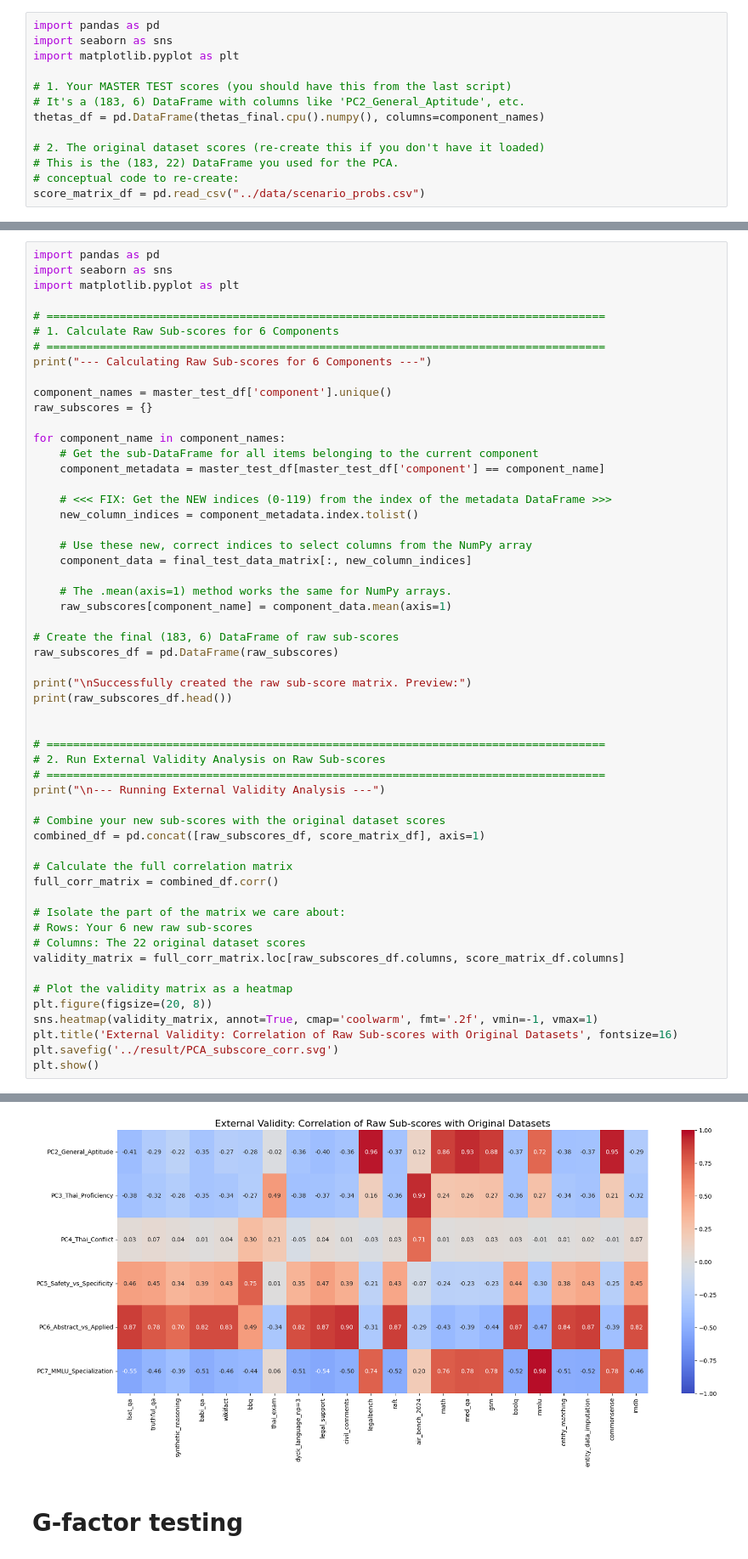
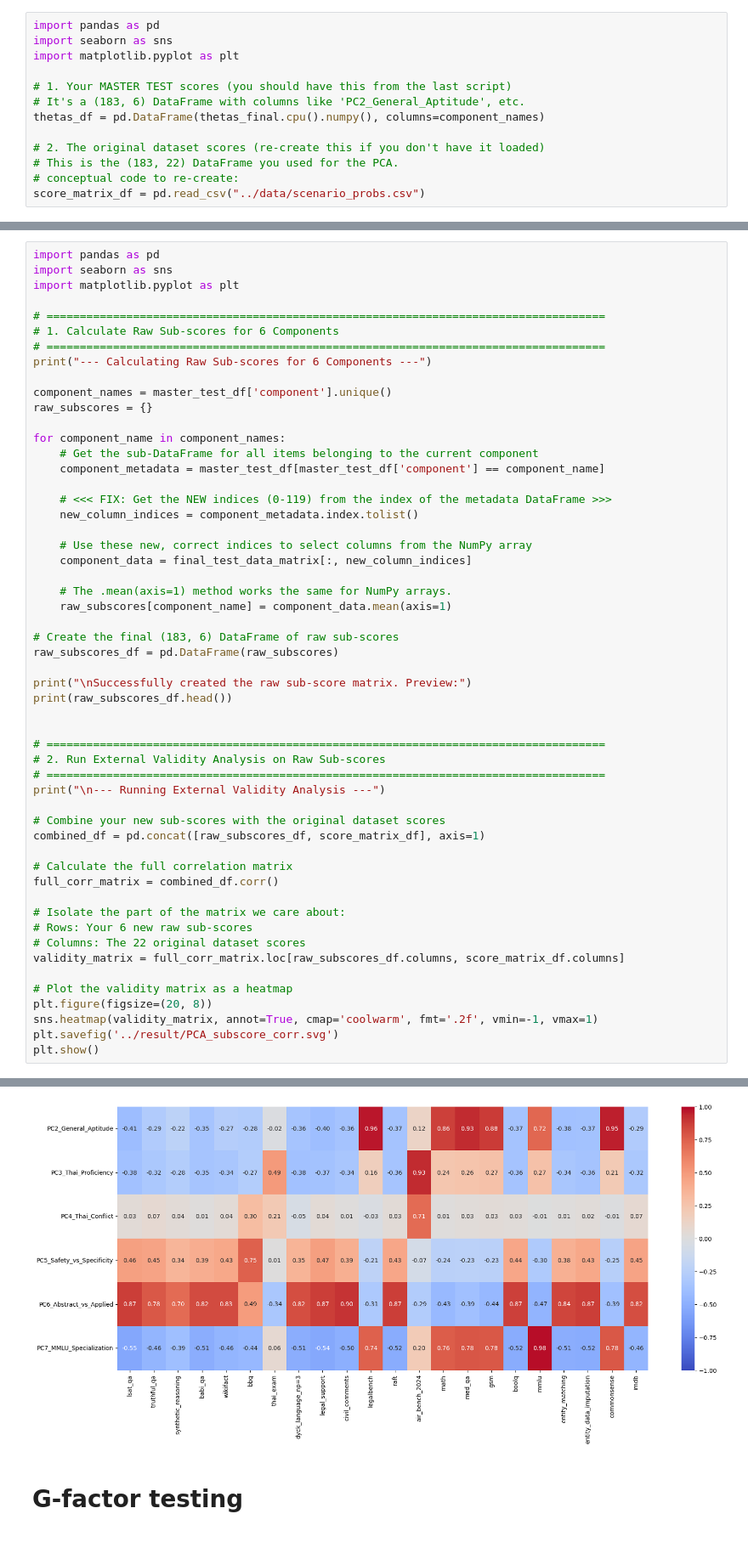
Before and after one commit to ronanhansel/reeval-multi, a Jupyter notebook: calibration/calibration_PCA.ipynb, the cells around one changed output, grey strips where cells are left out. Shown at 85% size. Saved outputs shown, nothing was run; the diff lists cells and outputs as text.

```diff
--- a/calibration/calibration_PCA.ipynb
+++ b/calibration/calibration_PCA.ipynb
@@ -418,35 +417,34 @@ full_corr_matrix = combined_df.corr()
 
 # Isolate the part of the matrix we care about:
 # Rows: Your 6 new raw sub-scores
 # Columns: The 22 original dataset scores
 validity_matrix = full_corr_matrix.loc[raw_subscores_df.columns, score_matrix_df.columns]
 
 # Plot the validity matrix as a heatmap
 plt.figure(figsize=(20, 8))
 sns.heatmap(validity_matrix, annot=True, cmap='coolwarm', fmt='.2f', vmin=-1, vmax=1)
-plt.title('External Validity: Correlation of Raw Sub-scores with Original Datasets', fontsize=16)
 plt.savefig('../result/PCA_subscore_corr.svg')
 plt.show()
 # %% [output]
 --- Calculating Raw Sub-scores for 6 Components ---
 
 Successfully created the raw sub-score matrix. Preview:
    PC2_General_Aptitude  PC3_Thai_Proficiency  PC4_Thai_Conflict  \
 0                  0.00                  0.00               0.45
 1                  0.00                  0.05               0.00
 2                  0.00                  0.00               0.00
 3                  0.65                  0.00               0.00
 4                  0.00                  0.00               0.20
 
    PC5_Safety_vs_Specificity  PC6_Abstract_vs_Applied  PC7_MMLU_Specialization
 0                       0.45                      0.1                     0.00
 1                       0.05                      0.0                     0.00
 2                       0.00                      0.0                     0.00
 3                       0.00                      0.0                     0.85
 4                       0.20                      0.0                     0.00
 
 --- Running External Validity Analysis ---
-[figure, old version]
+[figure, new version]
 # %% [markdown]
 # G-factor testing
 # %%
```
Also changed, not shown: parts of 2 cells of this notebook, 2 other files.
